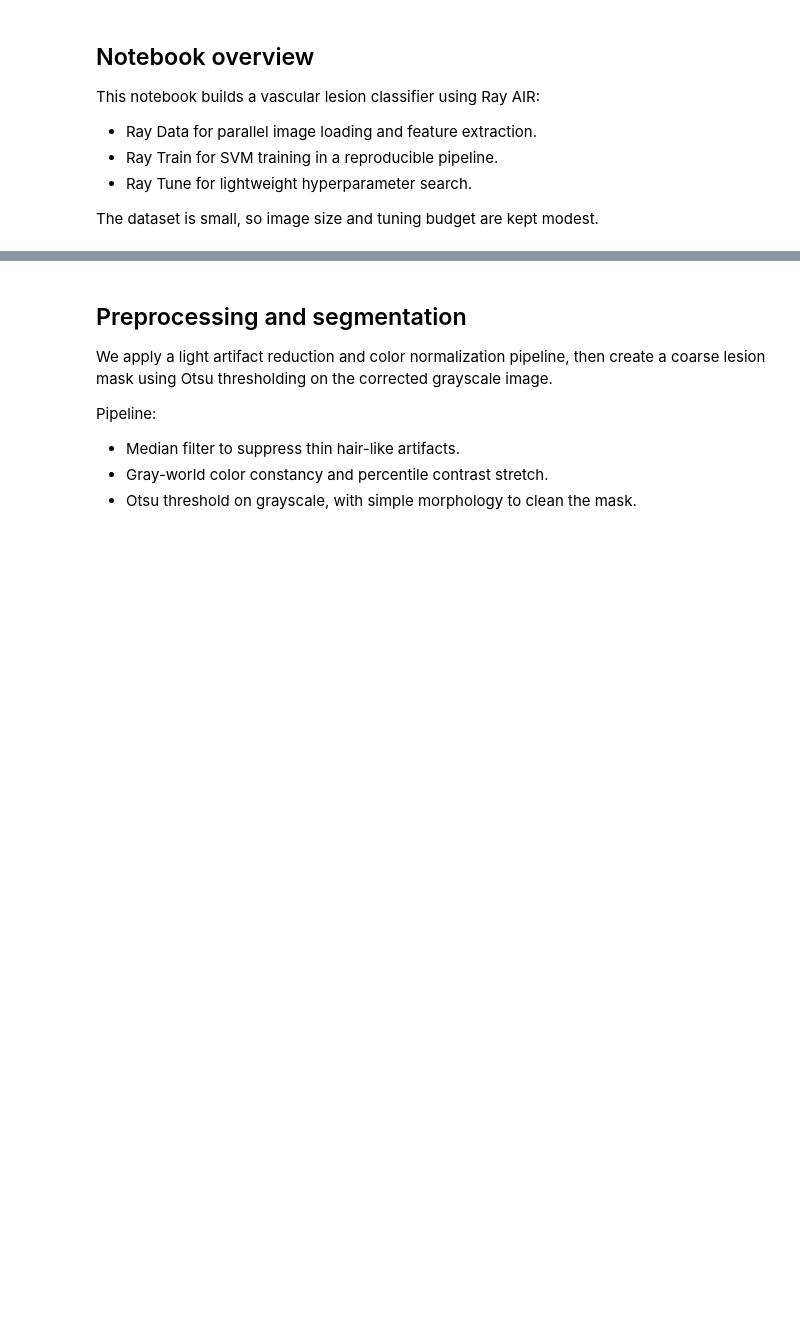
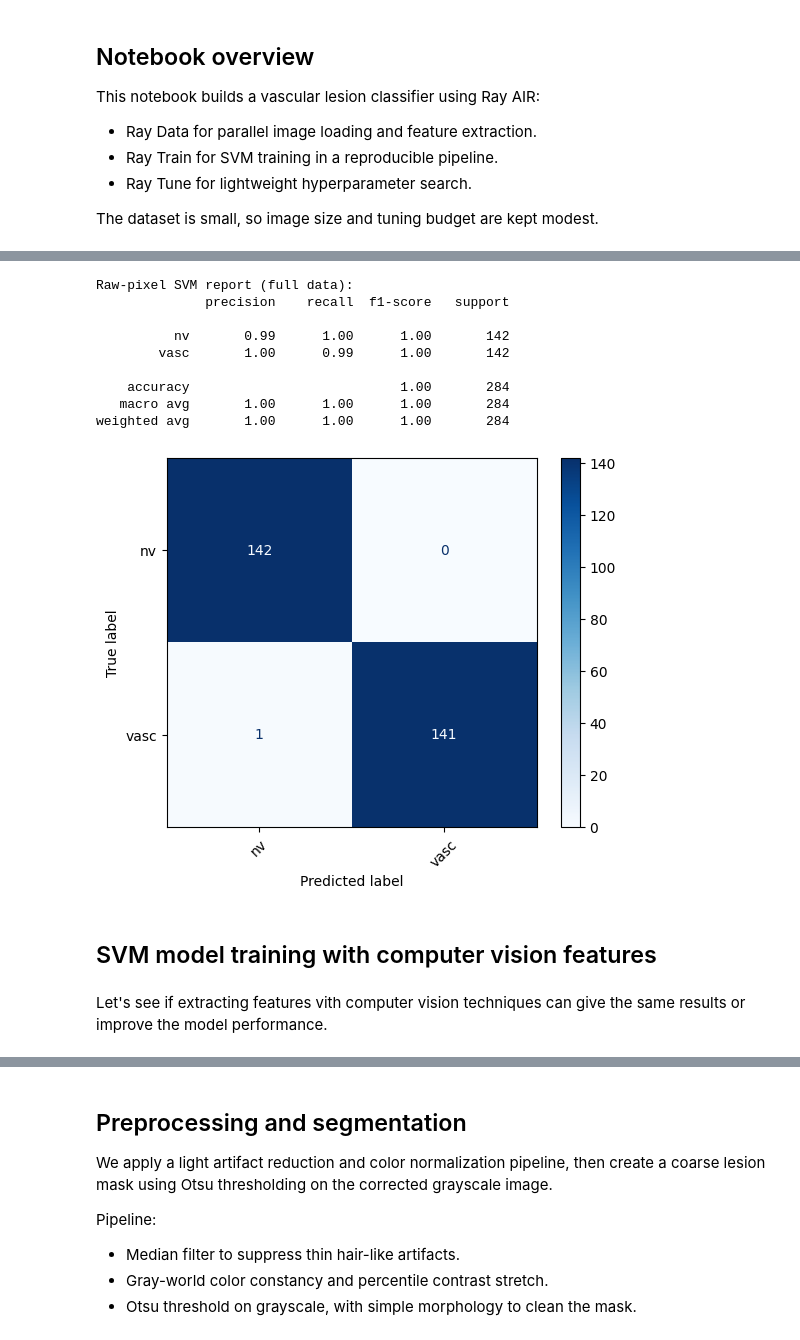
Before and after one commit to WSm-77/distributed_systems, a Jupyter notebook: skin_cancer/classify_skin_cancer.ipynb, the cells around one changed output, grey strips where cells are left out. Saved outputs shown, nothing was run; the diff lists cells and outputs as text; code cells hidden in the pictures; blank space fills up the shorter version.

```diff
--- a/skin_cancer/classify_skin_cancer.ipynb
+++ b/skin_cancer/classify_skin_cancer.ipynb
@@ -45 +190,44 @@ IMG_SIZE = (96, 96)
+# %%
+baseline_model = Pipeline(
+    [
+        ("scaler", SkMinMaxScaler(feature_range=(-1, 1))),
+        ("svc", SVC(kernel="linear", class_weight="balanced", random_state=RANDOM_STATE)),
+    ]
+)
+# %%
+simple_svm_grid_params = {
+    "svc__kernel": ["linear", "rbf"],
+    "svc__C": [0.1, 1, 10, 100, 1000],
+    "svc__gamma": [1, 0.1, 0.01, 0.001, 0.0001],
+}
+# %%
+svm_grid_search = GridSearchCV(
+    estimator=baseline_model,
+    param_grid=simple_svm_grid_params,
+    cv=cv,
+    scoring="recall_macro",
+    n_jobs=-1,
+    error_score="raise",
+)
+svm_grid_search.fit(X_raw_train_flat, y_raw_train);
+# %%
+simple_svm_best_model = svm_grid_search.best_estimator_
+# %%
+print("Raw-pixel SVM report (full data):")
+summarize_classification(y_true=y_raw, y_pred=simple_svm_best_model.predict(X_raw_flat), labels=label_names)
+# %% [output]
+Raw-pixel SVM report (full data):
+              precision    recall  f1-score   support
+
+          nv       0.99      1.00      1.00       142
+        vasc       1.00      0.99      1.00       142
+
+    accuracy                           1.00       284
+   macro avg       1.00      1.00      1.00       284
+weighted avg       1.00      1.00      1.00       284
+[figure, added]
+# %% [markdown]
+## SVM model training with computer vision features
+# %% [markdown]
+Let's see if extracting features vith computer vision techniques can give the same results or improve the model performance.
 # %%
```
Also changed, not shown: parts of 31 cells of this notebook.
